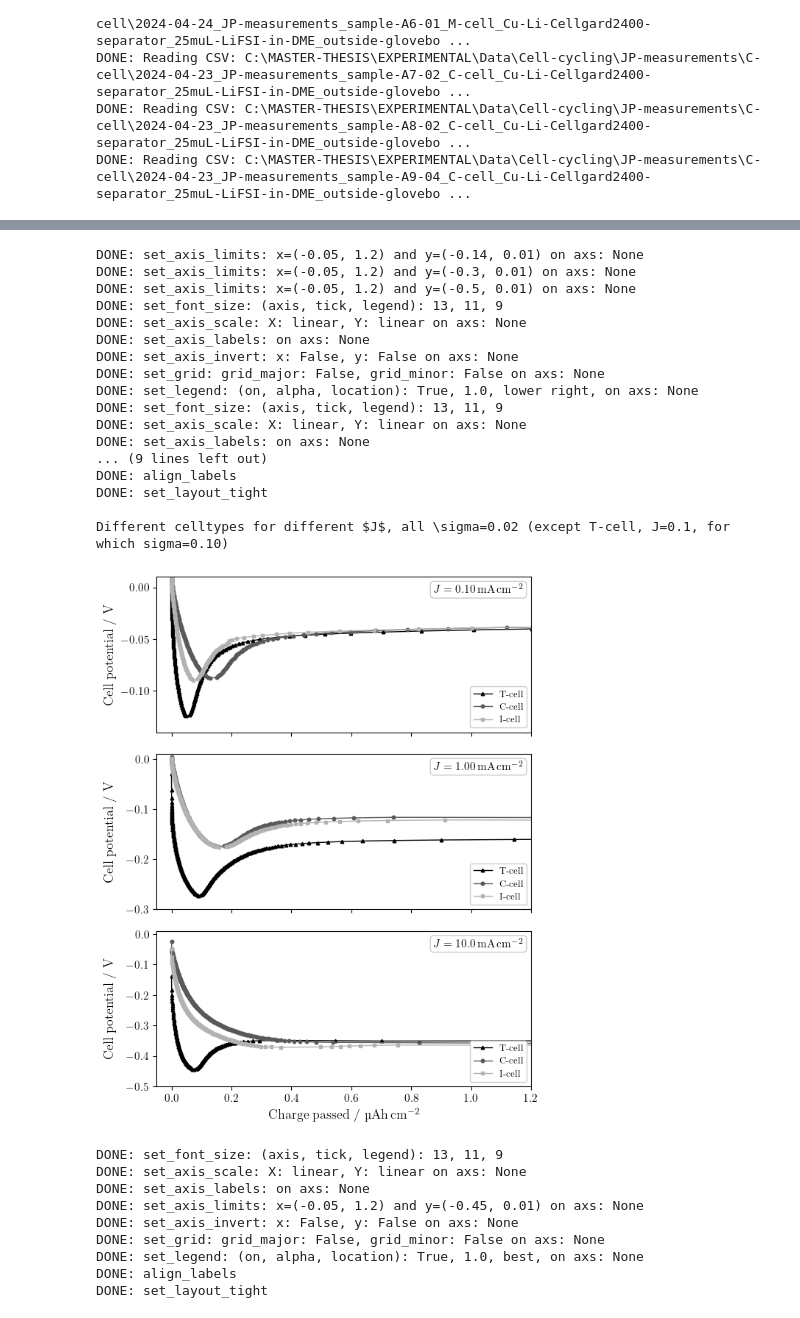
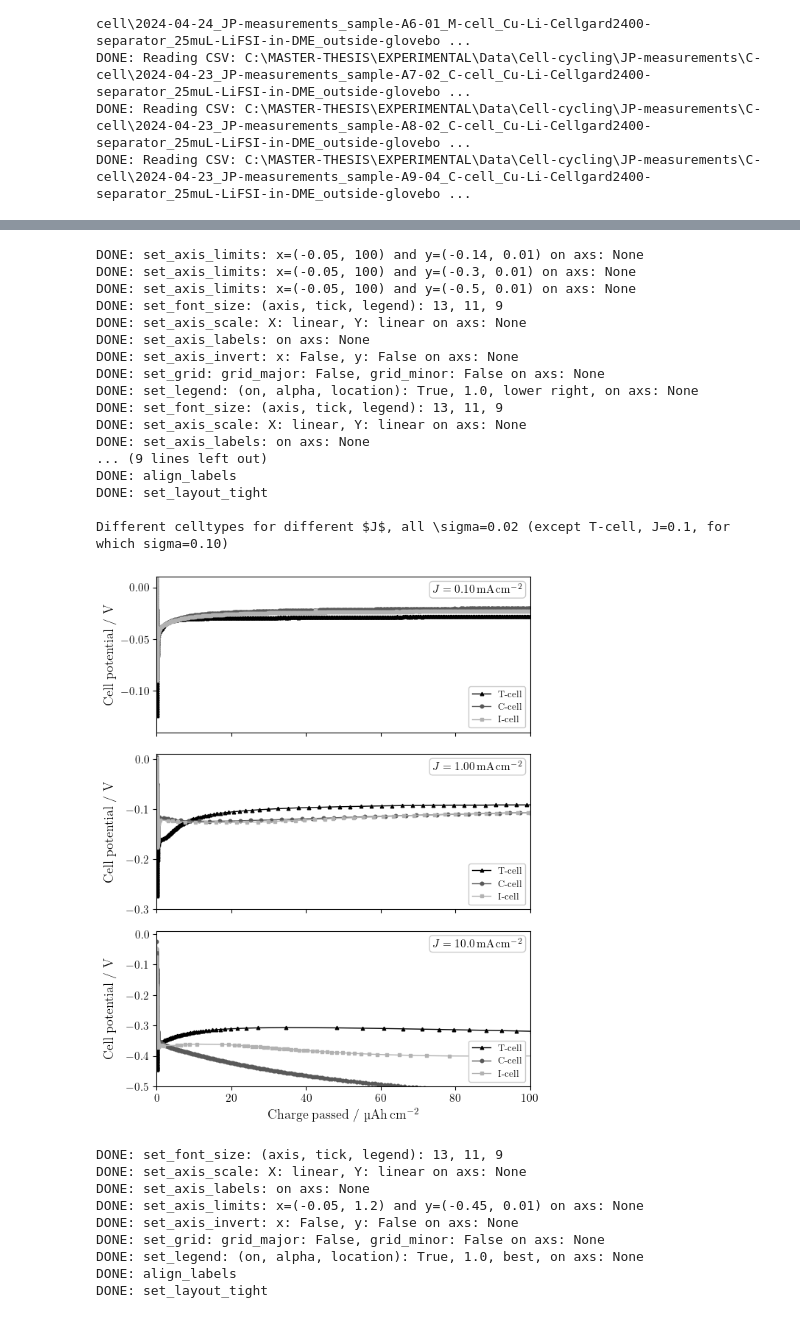
Before and after one commit to GottfridOlsson/MASTER-THESIS, a Jupyter notebook: EXPERIMENTAL/Python-scripts/Electrochemical-plots.ipynb, the cells around one changed output, grey strips where cells are left out. Saved outputs shown, nothing was run; the diff lists cells and outputs as text; code cells hidden in the pictures.

Commit message:
Figures

```diff
--- a/EXPERIMENTAL/Python-scripts/Electrochemical-plots.ipynb
+++ b/EXPERIMENTAL/Python-scripts/Electrochemical-plots.ipynb
@@ -482,8 +482,8 @@ axs[2].plot(A6_CP_deposited_amount, A6_CP[1], linewidth=1, linestyle='-', color=
 
 
 # Settings for each axis (axs)
-nucleation_axis_limits = True
-growth_plateau_axis_limits = False
+nucleation_axis_limits = False
+growth_plateau_axis_limits = True
 axis_limits_string = None
 if nucleation_axis_limits:
     f.set_axis_limits(  axs[0], xmin=-0.05, xmax=1.2, ymin=-0.14, ymax=0.01)
@@ -491,9 +491,9 @@ if nucleation_axis_limits:
     f.set_axis_limits(  axs[2], xmin=-0.05, xmax=1.2, ymin=-0.5, ymax=0.01)
     axis_limits_string = 'nucleation_'
 elif growth_plateau_axis_limits:
-    f.set_axis_limits(  axs[0], xmin=-0.05, xmax=500, ymin=-0.14, ymax=0.01)
-    f.set_axis_limits(  axs[1], xmin=-0.05, xmax=500, ymin=-0.3, ymax=0.01)
-    f.set_axis_limits(  axs[2], xmin=-0.05, xmax=500, ymin=-0.5, ymax=0.01)
+    f.set_axis_limits(  axs[0], xmin=-0.05, xmax=100, ymin=-0.14, ymax=0.01)
+    f.set_axis_limits(  axs[1], xmin=-0.05, xmax=100, ymin=-0.3, ymax=0.01)
+    f.set_axis_limits(  axs[2], xmin=-0.05, xmax=100, ymin=-0.5, ymax=0.01)
     axis_limits_string = 'growth-plateau_'
 
 
@@ -506,37 +506,37 @@ for i, ax in enumerate(axs):
     if i==len(axs)-1:
         f.set_axis_labels(  ax, x_label='Charge passed / \\textmu Ah\\,cm$^{-2}$', y_label='Cell potential / V')
     else:
         f.set_axis_labels(  ax, x_label='', y_label='Cell potential / V')
     f.set_axis_invert(  ax, x_invert=False, y_invert=False)
     f.set_grid(         ax, grid_major_on=grid_major, grid_major_linewidth=0.7, grid_minor_on=grid_minor, grid_minor_linewidth=0.3) # set_grid must be after set_axis_scale for some reason (at least with 'log')
     f.set_legend(       ax, legend_on=legend_on, alpha=1.0, location='lower right')
     ax.text(x_pos, y_pos, J_strings[i], transform=ax.transAxes, bbox=standard_text_box_settings, fontsize=font_size_tick) # rgba = (red, green, blue, alpha), '#CCCCCC' is the same as the legend edgecolor
 
 f.align_labels(fig)
 f.set_layout_tight(fig)
 PDF_path_JP_V_vs_C_different_celltypes_one_J_per_subplot = electrochemical_figures_export_root_path + 'JP-measurements\\Deposition_V-vs-C_function-of-cell-type_one-J-per-subplot_' + axis_limits_string + get_current_date_and_time_as_ISO8601_string() + '.pdf'
 #f.export_figure_as_pdf(PDF_path_JP_V_vs_C_different_celltypes_one_J_per_subplot)
 print('\nDifferent celltypes for different $J$, all \\sigma=0.02 (except T-cell, J=0.1, for which sigma=0.10)')
 plt.show()
 # %% [output]
-DONE: set_axis_limits: x=(-0.05, 1.2) and y=(-0.14, 0.01) on axs: None
-DONE: set_axis_limits: x=(-0.05, 1.2) and y=(-0.3, 0.01) on axs: None
-DONE: set_axis_limits: x=(-0.05, 1.2) and y=(-0.5, 0.01) on axs: None
+DONE: set_axis_limits: x=(-0.05, 100) and y=(-0.14, 0.01) on axs: None
+DONE: set_axis_limits: x=(-0.05, 100) and y=(-0.3, 0.01) on axs: None
+DONE: set_axis_limits: x=(-0.05, 100) and y=(-0.5, 0.01) on axs: None
 DONE: set_font_size: (axis, tick, legend): 13, 11, 9
 DONE: set_axis_scale: X: linear, Y: linear on axs: None
 DONE: set_axis_labels: on axs: None
 DONE: set_axis_invert: x: False, y: False on axs: None
 DONE: set_grid: grid_major: False, grid_minor: False on axs: None
 DONE: set_legend: (on, alpha, location): True, 1.0, lower right, on axs: None
 DONE: set_font_size: (axis, tick, legend): 13, 11, 9
 DONE: set_axis_scale: X: linear, Y: linear on axs: None
 DONE: set_axis_labels: on axs: None
 ... (9 lines left out)
 DONE: align_labels
 DONE: set_layout_tight
 
 Different celltypes for different $J$, all \sigma=0.02 (except T-cell, J=0.1, for which sigma=0.10)
-[figure, old version]
+[figure, new version]
 # %%
 # Plot C-cell deposition for same I_SEI-cutoff = 392 nA #
 
```
Also changed, not shown: parts of 3 cells of this notebook, 7 other files.
